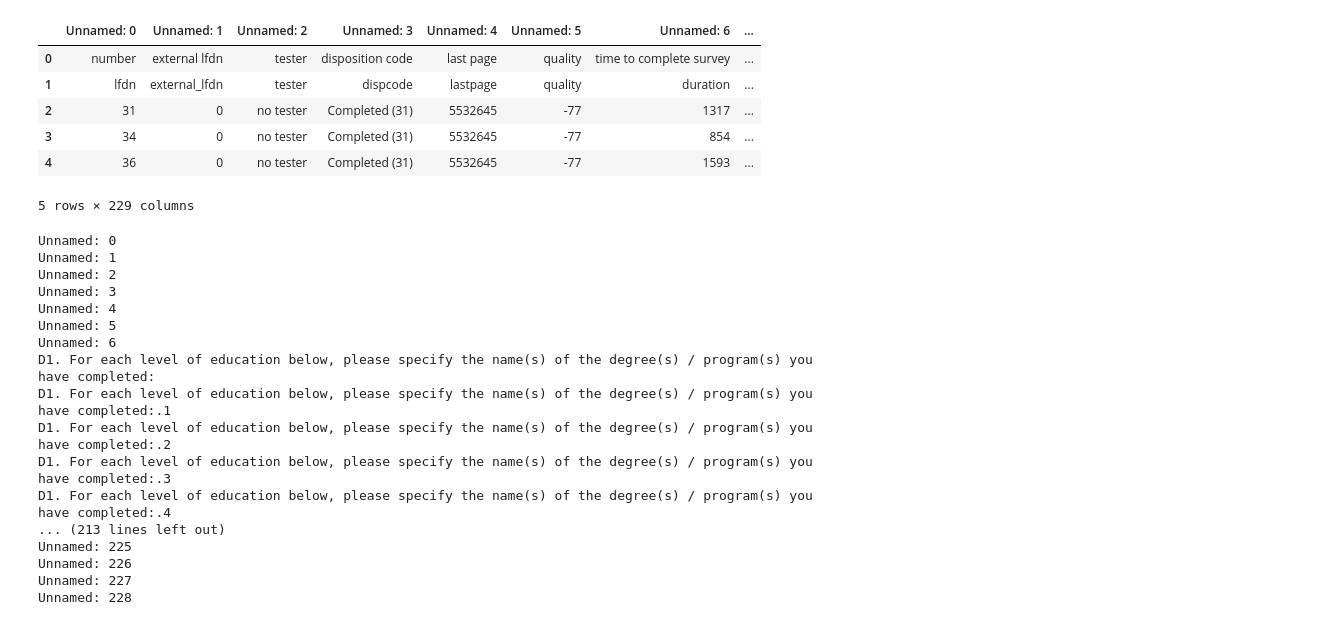
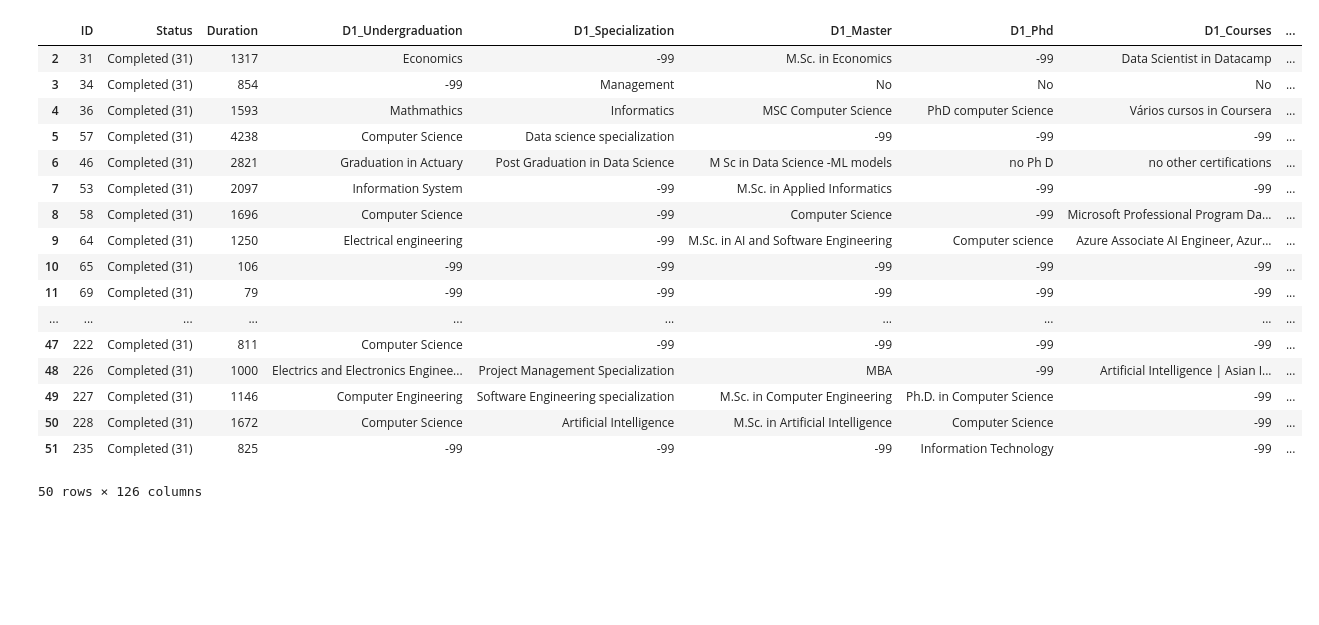
Before and after one commit to Software-Science-Lab-PUC-Rio/napiml-analysis, a Jupyter notebook: beta.ipynb, the cells around one changed output. Drawn from its saved outputs; the diff is of its cells as text; code cells hidden in the pictures; blank space fills up the shorter version.

```diff
--- a/beta.ipynb
+++ b/beta.ipynb
@@ -4,0 +9,10 @@ import matplotlib
+# %%
+# remove a list of columns
+def remove_columns(df, columns):
+    df = df.drop(columns=unnecessary_columns)
+    return df
+# %%
+# remove rows by index
+def remove_rows(df, indexes):
+    df = df.drop(indexes)
+    return df
@@ -6,32 +159,25 @@ import matplotlib
 df = pd.read_csv("data_project_851780_2022_05_02.csv", sep=";")
+# %%
+# format df for a better understanding of columns and data
+df = format_df(df)
 # %%
-df.head()
+df.head(50)
 # %% [output]
-|  | Unnamed: 0 | Unnamed: 1 | Unnamed: 2 | Unnamed: 3 | Unnamed: 4 | Unnamed: 5 | Unnamed: 6 | ... |
-| 0 | number | external lfdn | tester | disposition code | last page | quality | time to complete survey | ... |
-| 1 | lfdn | external_lfdn | tester | dispcode | lastpage | quality | duration | ... |
-| 2 | 31 | 0 | no tester | Completed (31) | 5532645 | -77 | 1317 | ... |
-| 3 | 34 | 0 | no tester | Completed (31) | 5532645 | -77 | 854 | ... |
-| 4 | 36 | 0 | no tester | Completed (31) | 5532645 | -77 | 1593 | ... |
+|  | ID | Status | Duration | D1_Undergraduation | D1_Specialization | D1_Master | D1_Phd | D1_Courses | ... |
+| 2 | 31 | Completed (31) | 1317 | Economics | -99 | M.Sc. in Economics | -99 | Data Scientist in Datacamp | ... |
+| 3 | 34 | Completed (31) | 854 | -99 | Management | No | No | No | ... |
+| 4 | 36 | Completed (31) | 1593 | Mathmathics | Informatics | MSC Computer Science | PhD computer Science | Vários cursos in Coursera | ... |
+| 5 | 57 | Completed (31) | 4238 | Computer Science | Data science specialization | -99 | -99 | -99 | ... |
+| 6 | 46 | Completed (31) | 2821 | Graduation in Actuary | Post Graduation in Data Science | M Sc in Data Science -ML models | no Ph D | no other certifications | ... |
+| 7 | 53 | Completed (31) | 2097 | Information System | -99 | M.Sc. in Applied Informatics | -99 | -99 | ... |
+| 8 | 58 | Completed (31) | 1696 | Computer Science | -99 | Computer Science | -99 | Microsoft Professional Program Da... | ... |
+| 9 | 64 | Completed (31) | 1250 | Electrical engineering | -99 | M.Sc. in AI and Software Engineering | Computer science | Azure Associate AI Engineer, Azur... | ... |
+| 10 | 65 | Completed (31) | 106 | -99 | -99 | -99 | -99 | -99 | ... |
+| 11 | 69 | Completed (31) | 79 | -99 | -99 | -99 | -99 | -99 | ... |
+| ... | ... | ... | ... | ... | ... | ... | ... | ... | ... |
+| 47 | 222 | Completed (31) | 811 | Computer Science | -99 | -99 | -99 | -99 | ... |
+| 48 | 226 | Completed (31) | 1000 | Electrics and Electronics Enginee... | Project Management Specialization | MBA | -99 | Artificial Intelligence | Asian I... | ... |
+| 49 | 227 | Completed (31) | 1146 | Computer Engineering | Software Engineering specialization | M.Sc. in Computer Engineering | Ph.D. in Computer Science | -99 | ... |
+| 50 | 228 | Completed (31) | 1672 | Computer Science | Artificial Intelligence | M.Sc. in Artificial Intelligence | Computer Science | -99 | ... |
+| 51 | 235 | Completed (31) | 825 | -99 | -99 | -99 | Information Technology | -99 | ... |
-5 rows × 229 columns
+50 rows × 126 columns
-# %%
-for column in list(df.columns):
-    print(column)
-# %% [output]
-Unnamed: 0
-Unnamed: 1
-Unnamed: 2
-Unnamed: 3
-Unnamed: 4
-Unnamed: 5
-Unnamed: 6
-D1. For each level of education below, please specify the name(s) of the degree(s) / program(s) you have completed:
-D1. For each level of education below, please specify the name(s) of the degree(s) / program(s) you have completed:.1
-D1. For each level of education below, please specify the name(s) of the degree(s) / program(s) you have completed:.2
-D1. For each level of education below, please specify the name(s) of the degree(s) / program(s) you have completed:.3
-D1. For each level of education below, please specify the name(s) of the degree(s) / program(s) you have completed:.4
-... (213 lines left out)
-Unnamed: 225
-Unnamed: 226
-Unnamed: 227
-Unnamed: 228
```
Also changed, not shown: parts of 7 cells of this notebook, 1 other file.
